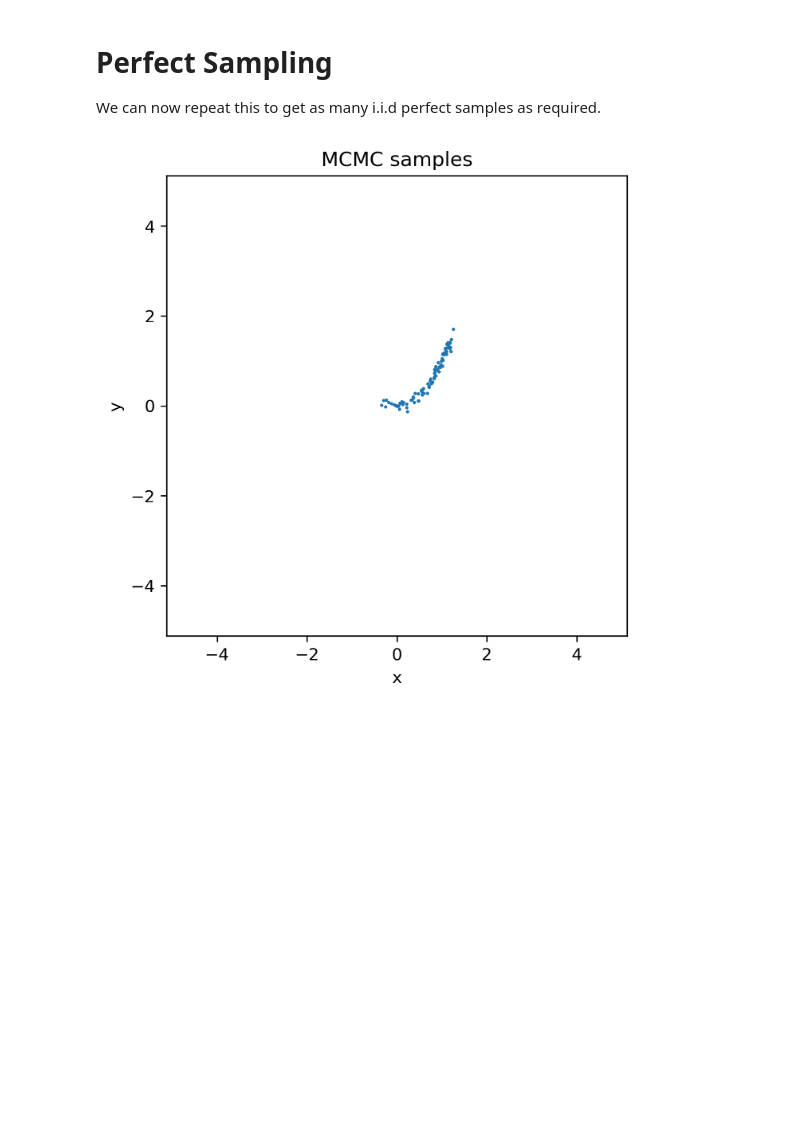
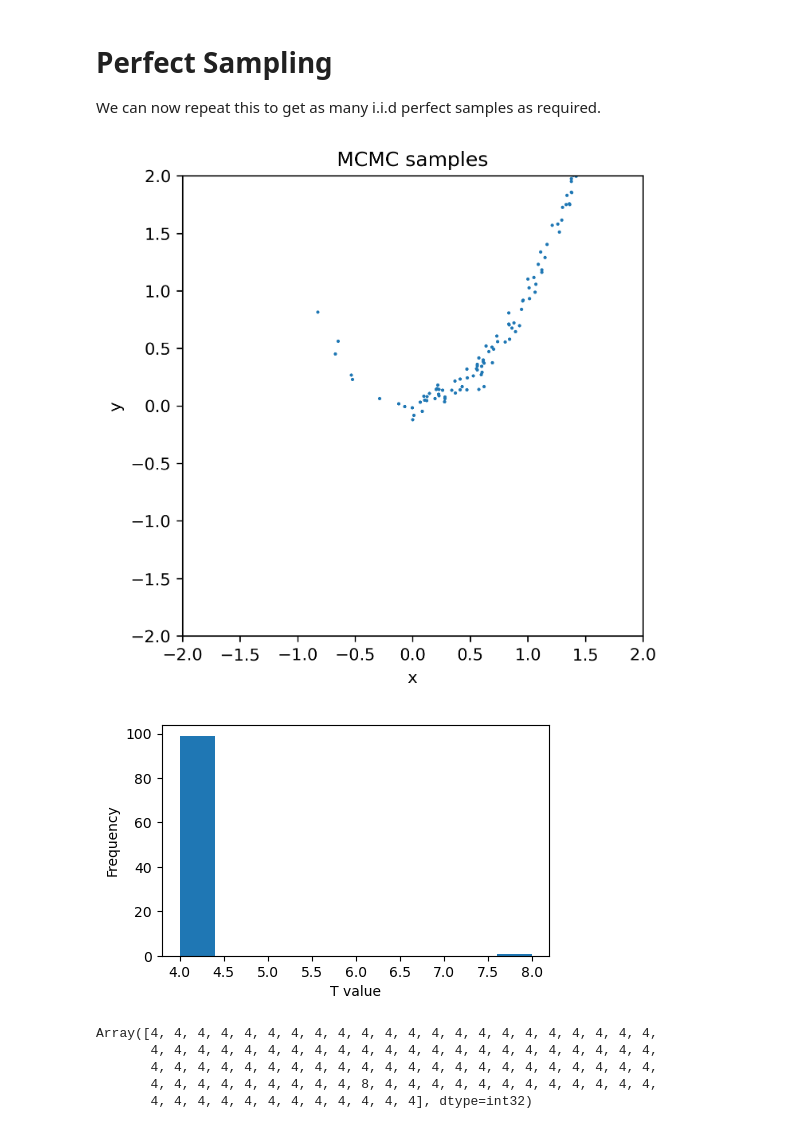
Before and after one commit to cjm96/mcmc_infinity, a Jupyter notebook: mcmc_infinity/examples/nf_demo_rosenbrock.ipynb, the cells around one changed output. Saved outputs shown, nothing was run; the diff lists cells and outputs as text; code cells hidden in the pictures; blank space fills up the shorter version.

```diff
--- a/mcmc_infinity/examples/nf_demo_rosenbrock.ipynb
+++ b/mcmc_infinity/examples/nf_demo_rosenbrock.ipynb
@@ -87,11 +62,10 @@ The proposal distribution is denoted $Q$.
 import jax
 flow_key, fit_key, samples_key = jax.random.split(jax.random.key(seed), 3)
 proposal = mc.normalizing_flow_proposal.NormalizingFlowProposal(
-   dim, bounds=bounds, key=flow_key, flow_layers=4, nn_width=32,
+   dim, bounds=bounds, key=flow_key, flow_layers=6, nn_width=32, rescale=True,
 )
 
 init_key = jax.random.key(seed + 10)
-# samples = 1.2 * jax.random.normal(init_key, (1000, dim))
 
 losses = proposal.fit(
     iid_samples,
@@ -143,15 +99,0 @@ plt.show()
-# %%
-
-proposal.set_flow_annealing(scale=1.0)
-assert proposal.flow_scale == 1.0, "Flow scale should be 1.0 before annealing."
-Z = target(np.stack((X, Y), axis=-1)) - proposal(np.stack((X, Y), axis=-1))
-# Z = Z - np.max(Z)  # Shift to make the minimum zero
-# Z = np.clip(Z, -100, None)  # Ensure non-negative values for contour plot
-fig, ax = plt.subplots(figsize=(7, 7))
-cf = ax.contourf(X, Y, Z, levels=np.linspace(-10, 0, 10))
-cbar = plt.colorbar(cf)
-ax.set_xlabel("x")
-ax.set_ylabel("y")
-ax.set_title(rf"2D Rosenbrock Function, $\sigma={proposal.flow_scale:.2f}$")
-ax.set_aspect('equal')
-plt.show()
@@ -160,14 +100,14 @@ plt.show()
 # %%
 # proposal.set_flow_annealing(scale=1.0)
 for scale in [1.0, 1.1, 1.2, 1.5, 2.0]:
-    proposal.set_flow_annealing(scale=scale)
+    proposal.set_inflation_scale(scale=scale)
     Z = target(np.stack((X, Y), axis=-1)) - proposal(np.stack((X, Y), axis=-1))
     fig, ax = plt.subplots(figsize=(7, 7))
-    cf = ax.contourf(X, Y, Z, levels=np.linspace(-10, 0, 10))
+    cf = ax.contourf(X, Y, Z, levels=np.linspace(-500, 1000, 20))
     cbar = plt.colorbar(cf)
     ax.set_xlabel("x")
     ax.set_ylabel("y")
-    ax.set_title(rf"2D Rosenbrock Function, $\sigma={proposal.flow_scale:.2f}$")
+    ax.set_title(rf"2D Rosenbrock Function, $\sigma={proposal.inflation_scale:.2f}$")
     ax.set_aspect('equal')
     plt.show()
 # %% [output]
@@ -179,8 +119,7 @@ for scale in [1.0, 1.1, 1.2, 1.5, 2.0]:
 # %% [markdown]
 # Initialise the Sampler
 # %%
-x0 = [[0.0, 0.0], [-2, -2]]
+x0 = [[1.0, 1.0]]
 
-# proposal = mc.uniform_proposal.UniformProposal(dim, bounds=bounds)
-# proposal.set_flow_annealing(scale=1.05)
+proposal.set_inflation_annealing(scale=1.05)
 sampler = mc.sampler.PerfectSampler(target, proposal, x0, seed=seed)
@@ -242,22 +182,37 @@ plt.show()
 
 We can now repeat this to get as many i.i.d perfect samples as required.
 # %%
-x0 = [[0.0, 0.0]]
+x0 = [[1.0, 1.0]]
 
 sampler = mc.sampler.PerfectSampler(target, proposal, x0, seed=seed)
 
-T, num_samples = 8, 100
+T, num_samples = 4, 100
 
-samples = sampler.get_perfect_samples(T, num_samples, verbose=True)
+samples, t_vals = sampler.get_perfect_samples(T, num_samples, verbose=False)
 
 fig, ax = plt.subplots(figsize=(5,5), dpi=300)
 ax.scatter(samples[:, 0], samples[:, 1], s=1, c='C0')
-ax.set_xlim(-5.12, 5.12)
-ax.set_ylim(-5.12, 5.12)
+ax.set_xlim(bounds[0])
+ax.set_ylim(bounds[1])
 ax.set_xlabel(f"x")
 ax.set_ylabel(f"y")
 ax.set_aspect('equal')
 ax.set_title(f"MCMC samples")
 plt.show()
+
+fig, ax = plt.subplots(figsize=(5, 3))
+ax.hist(t_vals)
+ax.set_xlabel('T value')
+ax.set_ylabel('Frequency')
+plt.show()
 # %% [output]
-[figure, old version]
+[figure, new version]
+[figure, added]
+# %%
+t_vals
+# %% [output]
+Array([4, 4, 4, 4, 4, 4, 4, 4, 4, 4, 4, 4, 4, 4, 4, 4, 4, 4, 4, 4, 4, 4,
+       4, 4, 4, 4, 4, 4, 4, 4, 4, 4, 4, 4, 4, 4, 4, 4, 4, 4, 4, 4, 4, 4,
+       4, 4, 4, 4, 4, 4, 4, 4, 4, 4, 4, 4, 4, 4, 4, 4, 4, 4, 4, 4, 4, 4,
+       4, 4, 4, 4, 4, 4, 4, 4, 4, 8, 4, 4, 4, 4, 4, 4, 4, 4, 4, 4, 4, 4,
+       4, 4, 4, 4, 4, 4, 4, 4, 4, 4, 4, 4], dtype=int32)
```
Also changed, not shown: parts of 17 cells of this notebook.
